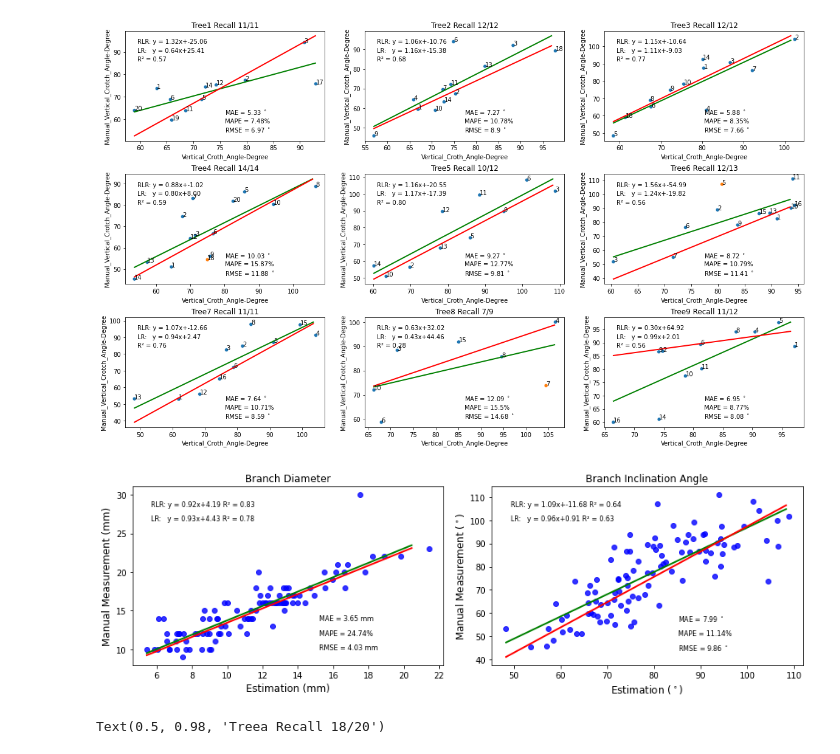
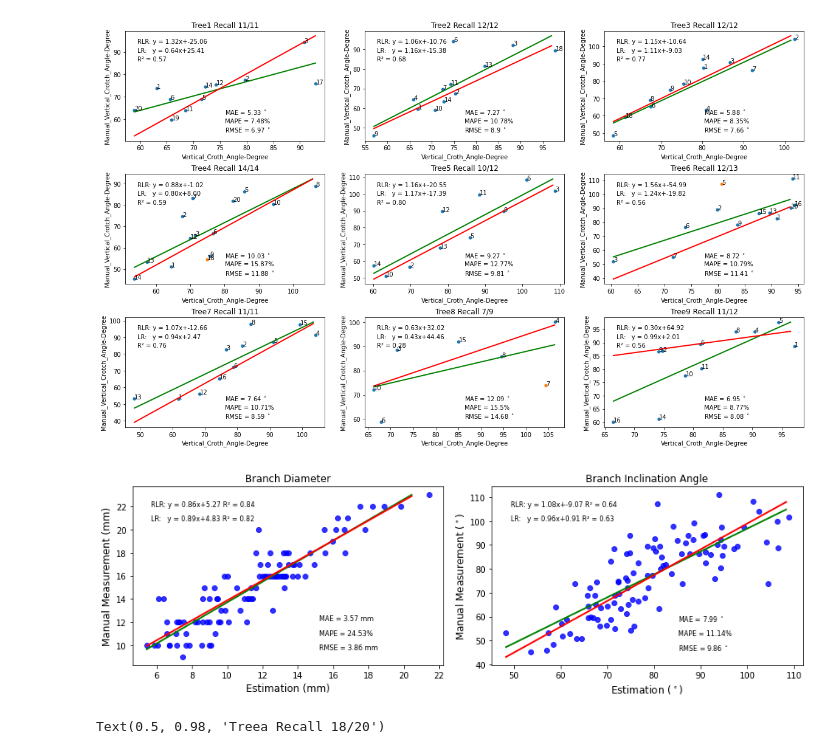
Before and after one commit to suptimq/AppleQSM, a Jupyter notebook: code/notebook/plot_branch_corr.ipynb, the cells around one changed output. Saved outputs shown, nothing was run; the diff lists cells and outputs as text; code cells hidden in the pictures.

```diff
--- a/code/notebook/plot_branch_corr.ipynb
+++ b/code/notebook/plot_branch_corr.ipynb
@@ -20,9 +20,9 @@ from utility import mean_absolute_percentage_error, calibrate_branch_trait, cali
 # %%
 field_measurement_filepath = Path(r"D:\Data\Apple_Orchard\Lailiang_Cheng\Field_Measurements.xlsx")
 
-data_folder = Path(r'D:\Code\Apple_Crop_Potential_Prediction\data\characterization')
-exp_id =  'baseline'
-exp_ref_id = 'baseline'
+data_folder = Path(r'D:\Code\Apple_Crop_Potential_Prediction\data\row13\characterization')
+exp_id =  'multiplier_by_3_cpc_sphere_radius_002'
+exp_ref_id = 'multiplier_by_3'
 data_folder = data_folder / exp_id
 excel_files = sorted(glob(str(data_folder / 'tree*_branch_*.xlsx')))
 print(excel_files)
@@ -192,39 +192,39 @@ ransac_lr_x, ransac_lr_y, rlr_coef, rlr_intercept, rlr_score = metrics['RLR']
 sns.regplot(x=x_axis, y=y_axis, data=all_tree_df, ci=None, fit_reg=False, robust=False, scatter_kws={"color": "blue"}, line_kws={"color": "red"}, ax=ax)
 ax.plot(lr_x, lr_y, color="green", linewidth=2, label="Linear regressor")
 ax.plot(ransac_lr_x, ransac_lr_y, color="red", linewidth=2, label="RANSAC regressor")
-ax.text(0.06, 0.9, f'RLR: y = {rlr_coef[0][0]:.2f}x+{rlr_intercept[0]:.2f} R\u00b2 = 0.83', **text_in_figure_para, transform=ax.transAxes)
+ax.text(0.06, 0.9, f'RLR: y = {rlr_coef[0][0]:.2f}x+{rlr_intercept[0]:.2f} R\u00b2 = 0.84', **text_in_figure_para, transform=ax.transAxes)
 ax.text(0.06, 0.82, f'LR:   y = {lr_coef[0][0]:.2f}x+{lr_intercept[0]:.2f} R\u00b2 = {lr_score:.2f}', **text_in_figure_para, transform=ax.transAxes)
 ax.text(0.6, 0.26, f"MAE = {metrics['MAE']} mm", **text_in_figure_para, transform=ax.transAxes)
 ax.text(0.6, 0.18, f"MAPE = {metrics['MAPE']}%", **text_in_figure_para, transform=ax.transAxes)
 ax.text(0.6, 0.1, f"RMSE = {metrics['RMSE']} mm", **text_in_figure_para, transform=ax.transAxes)
 ax.set_title('Branch Diameter', **text_in_title_para)
 ax.set_xlabel('Estimation (mm)', **text_in_title_para)
 ax.set_ylabel('Manual Measurement (mm)', **text_in_title_para)
 
 ax = axes[1]
 x_axis = 'Vertical_Croth_Angle-Degree'
 y_axis = 'Manual_Vertical_Crotch_Angle-Degree'
 metrics = evaluation(all_tree_df, x=x_axis, y=y_axis)
 lr_x, lr_y, lr_coef, lr_intercept, lr_score = metrics['LR']
 ransac_lr_x, ransac_lr_y, rlr_coef, rlr_intercept, rlr_score = metrics['RLR']
 sns.regplot(x=x_axis, y=y_axis, data=all_tree_df, ci=None, fit_reg=False, robust=False, scatter_kws={"color": "blue"}, line_kws={"color": "red"}, ax=ax)
 ax.plot(lr_x, lr_y, color="green", linewidth=2, label="Linear regressor")
 ax.plot(ransac_lr_x, ransac_lr_y, color="red", linewidth=2, label="RANSAC regressor")
 ax.text(0.06, 0.9, f'RLR: y = {rlr_coef[0][0]:.2f}x+{rlr_intercept[0]:.2f} R\u00b2 = 0.64', **text_in_figure_para, transform=ax.transAxes)
 ax.text(0.06, 0.82, f'LR:   y = {lr_coef[0][0]:.2f}x+{lr_intercept[0]:.2f} R\u00b2 = {lr_score:.2f}', **text_in_figure_para, transform=ax.transAxes)
 ax.text(0.6, 0.26, f"MAE = {metrics['MAE']} $^\circ$", **text_in_figure_para, transform=ax.transAxes)
 ax.text(0.6, 0.18, f"MAPE = {metrics['MAPE']}%", **text_in_figure_para, transform=ax.transAxes)
 ax.text(0.6, 0.1, f"RMSE = {metrics['RMSE']} $^\circ$", **text_in_figure_para, transform=ax.transAxes)
 ax.set_title('Branch Inclination Angle', **text_in_title_para)
 ax.set_xlabel('Estimation ($^\circ$)', **text_in_title_para)
 ax.set_ylabel('Manual Measurement ($^\circ$)', **text_in_title_para)
 
 fig.tight_layout()
 
 # fig.suptitle(f'9 Trees Recall {all_sensor_measurement}/{all_field_measurement}')
 plt.savefig(str(save_folder / 'branch_trait_evaluation.png'), dpi=300)
 # %% [output]
-[figure, old version]
+[figure, new version]
 # %%
 all_tree_df.to_csv(str(save_folder / 'all_tree.csv'))
 # %%
```
Also changed, not shown: parts of 2 cells of this notebook, 10 other files.
